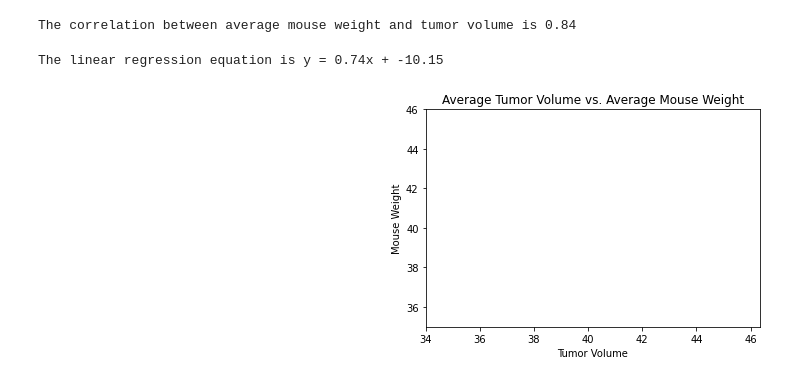
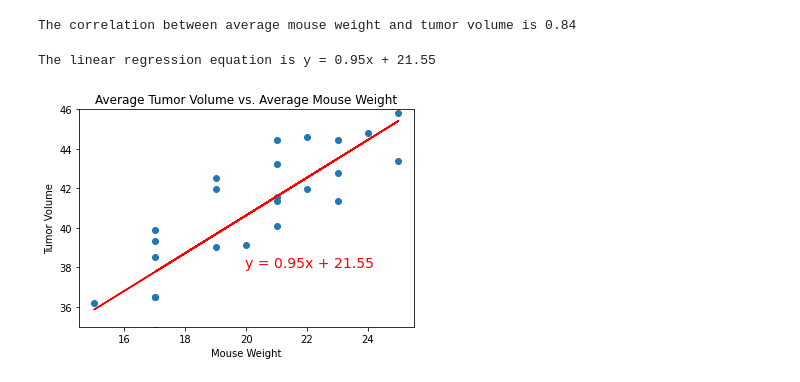
Before and after one commit to ijeriel/Bootcamp-Homework-Jeriel, a Jupyter notebook: Matplotlib-challenge/pymaceuticals_starter.ipynb, the cells around one changed output. Cells and saved outputs as stored; diff of their text form; code cells hidden in the pictures.

```diff
--- a/Matplotlib-challenge/pymaceuticals_starter.ipynb
+++ b/Matplotlib-challenge/pymaceuticals_starter.ipynb
@@ -350,23 +350,23 @@ print(f"The correlation between average mouse weight and tumor volume is {round(
 The correlation between average mouse weight and tumor volume is 0.84
 # %%
 # plot linear regression
-y_values = avg_vol_tumor['Weight (g)']
-x_values = avg_vol_tumor['Tumor Volume (mm3)']
+x_values = avg_vol_tumor['Weight (g)']
+y_values = avg_vol_tumor['Tumor Volume (mm3)']
 
 (slope, intercept, rvalue, pvalue, stderr) = st.linregress(x_values, y_values)
 line_eq = "y = " + str(round(slope,2)) + "x + " + str(round(intercept,2))
 print(f'The linear regression equation is {line_eq}')
 
 plt.scatter(x_values, y_values)
 plt.title('Average Tumor Volume vs. Average Mouse Weight')
-plt.ylabel('Mouse Weight')
-plt.xlabel('Tumor Volume')
+plt.xlabel('Mouse Weight')
+plt.ylabel('Tumor Volume')
 plt.ylim(35,46)
 
 reg_values = x_values * slope + intercept
 plt.plot(x_values, reg_values, "r-")
-plt.annotate(line_eq,(19.95,38),fontsize=15,color="red")
+plt.annotate(line_eq,(19.95,38),fontsize=14,color="red")
 plt.show()
 # %% [output]
-The linear regression equation is y = 0.74x + -10.15
+The linear regression equation is y = 0.95x + 21.55
-[figure, old version]
+[figure, new version]
```
Also changed, not shown: parts of 1 cell of this notebook.
